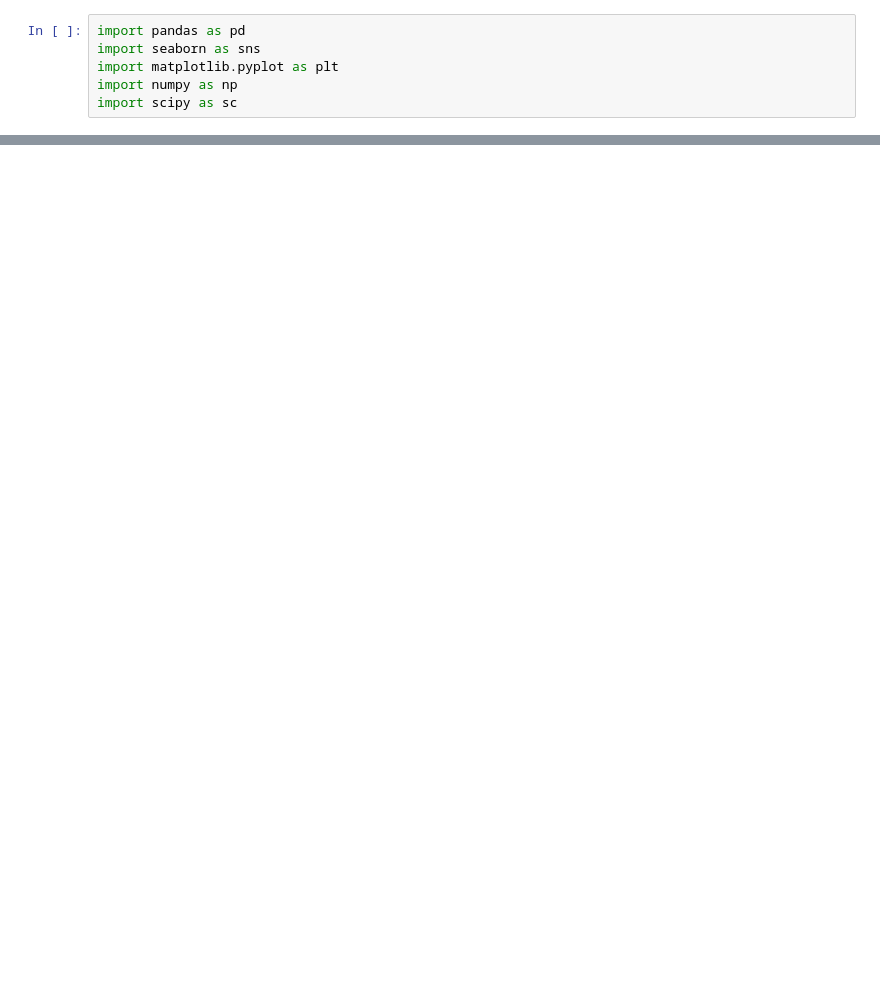
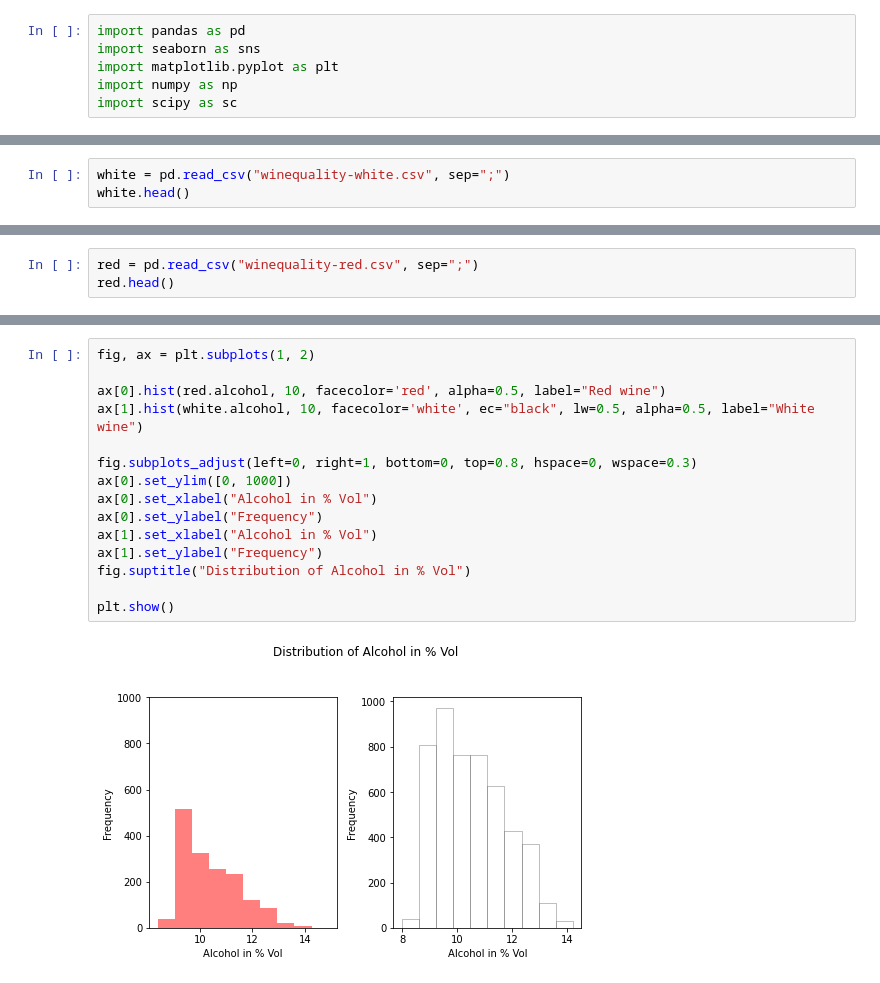
Before and after one commit to claupereirajr/datascience_study, a Jupyter notebook: aula12/Test-23082021.ipynb, the cells around one changed output, grey strips where cells are left out. Drawn from its saved outputs; the diff is of its cells as text; blank space fills up the shorter version.

```diff
--- a/aula12/Test-23082021.ipynb
+++ b/aula12/Test-23082021.ipynb
@@ -29,0 +7,3 @@ True
+# %%
+white = pd.read_csv("winequality-white.csv", sep=";")
+white.head()
@@ -29,0 +17,3 @@ True
+# %%
+red = pd.read_csv("winequality-red.csv", sep=";")
+red.head()
@@ -29,0 +51,17 @@ True
+# %%
+fig, ax = plt.subplots(1, 2)
+
+ax[0].hist(red.alcohol, 10, facecolor='red', alpha=0.5, label="Red wine")
+ax[1].hist(white.alcohol, 10, facecolor='white', ec="black", lw=0.5, alpha=0.5, label="White wine")
+
+fig.subplots_adjust(left=0, right=1, bottom=0, top=0.8, hspace=0, wspace=0.3)
+ax[0].set_ylim([0, 1000])
+ax[0].set_xlabel("Alcohol in % Vol")
+ax[0].set_ylabel("Frequency")
+ax[1].set_xlabel("Alcohol in % Vol")
+ax[1].set_ylabel("Frequency")
+fig.suptitle("Distribution of Alcohol in % Vol")
+
+plt.show()
+# %% [output]
+[figure, added]
```
Also changed, not shown: parts of 25 cells of this notebook, 1 other file.
